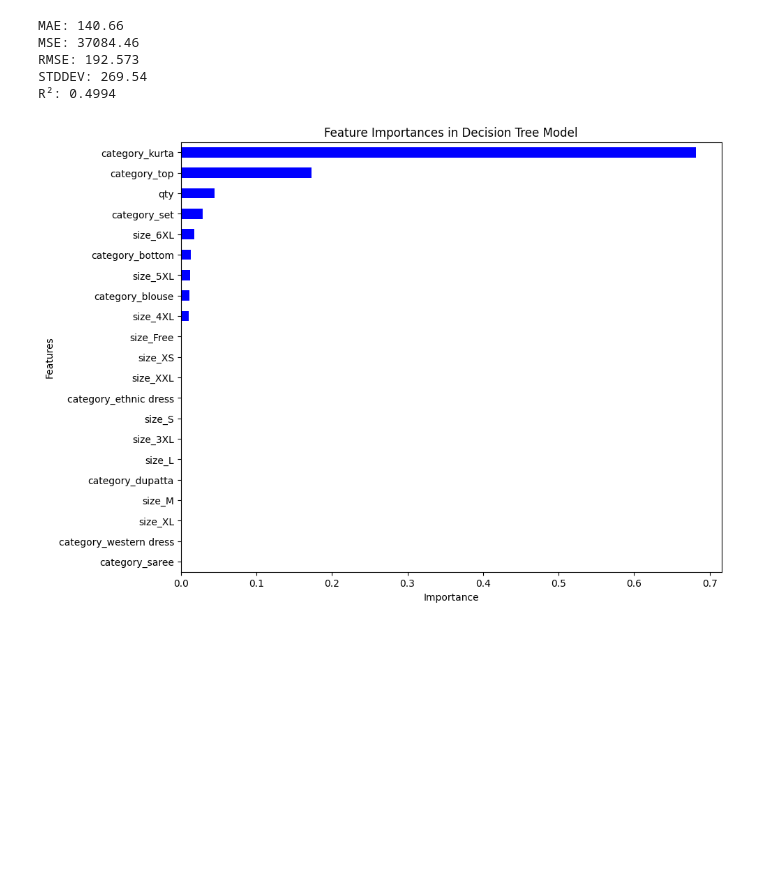
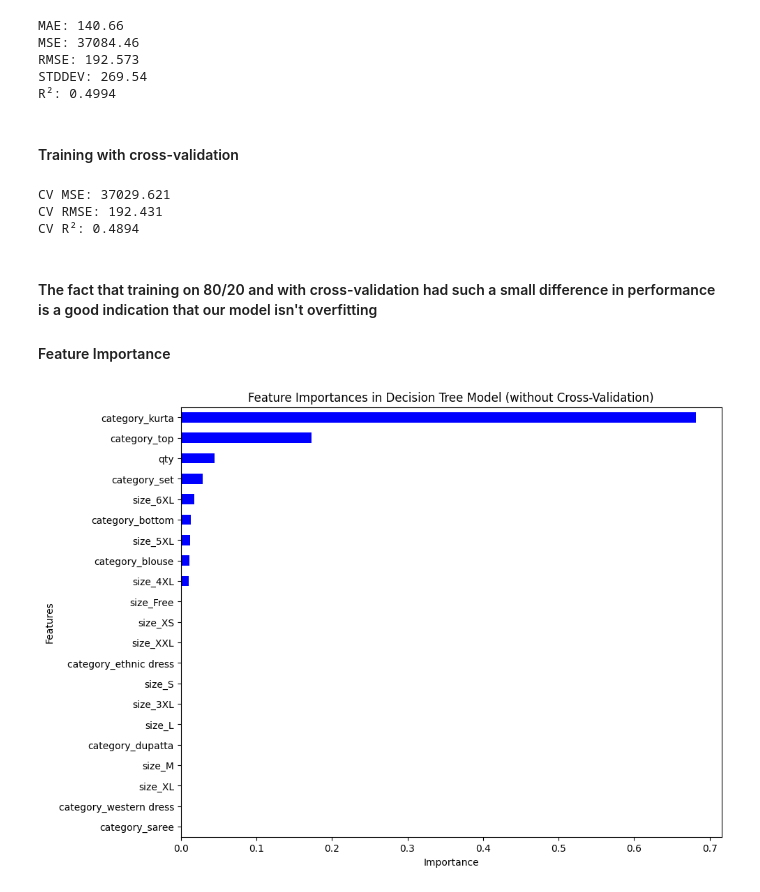
Before and after one commit to jesab/ml_assignment_1, a Jupyter notebook: Assignment2.ipynb, the cells around one changed output. Saved outputs shown, nothing was run; the diff lists cells and outputs as text; code cells hidden in the pictures; blank space fills up the shorter version.

Commit message:
added cross-validation

```diff
--- a/Assignment2.ipynb
+++ b/Assignment2.ipynb
@@ -211,6 +213,9 @@ from sklearn.preprocessing import LabelEncoder
 
 label_encoder = LabelEncoder()
 
+df_label = df.copy()
+
+
 # encode 'category' and 'size' columns
-df['category_encoded'] = label_encoder.fit_transform(df['category'])
-df['size_encoded'] = label_encoder.fit_transform(df['size'])
+df_label['category_encoded'] = label_encoder.fit_transform(df_label['category'])
+df_label['size_encoded'] = label_encoder.fit_transform(df_label['size'])
@@ -247,6 +262,3 @@ sns.heatmap(corr, mask=mask, cmap='coolwarm', vmax=.3, center=0,
 - The heatmap of features shows low correlations between features and the 'amount'. This suggests no single feature strongly predicts the target on its own.
 - With these findings in mind, I'm choosing to go with a Decision Tree Regressor model which handles non-linear relationships in the data more effectively than a Linear model.
 - Regarding outliers: I researched how to handle outliers when working with Decision Trees and found that the model is not sensitive to outliers, so the plan is to leave it as is for now.
-# %%
-# drop category encoded and size encoded columns
-df = df.drop(columns=['category_encoded', 'size_encoded'])
@@ -298,20 +319,43 @@ MSE: 37084.46
 RMSE: 192.573
 STDDEV: 269.54
 R²: 0.4994
+# %% [markdown]
+#### Training with cross-validation
+# %%
+from sklearn.model_selection import cross_val_score
+
+cv_decision_tree_model = DecisionTreeRegressor(random_state=42)
+
+cv_mse_scores = cross_val_score(cv_decision_tree_model, X, y, cv=5, scoring='neg_mean_squared_error')
+cv_mse_mean = round(-cv_mse_scores.mean(), 3) # turning negative values to positive
+cv_rmse_mean = round(np.sqrt(cv_mse_mean), 3)
+cv_r2_scores = cross_val_score(cv_decision_tree_model, X, y, cv=5, scoring='r2')
+cv_r2_mean = round(cv_r2_scores.mean(), 4)
+
+print(f'CV MSE: {cv_mse_mean}')
+print(f'CV RMSE: {cv_rmse_mean}')
+print(f'CV R²: {cv_r2_mean}')
+# %% [output]
+CV MSE: 37029.621
+CV RMSE: 192.431
+CV R²: 0.4894
+# %% [markdown]
+#### The fact that training on 80/20 and with cross-validation had such a small difference in performance is a good indication that our model isn't overfitting
+#### Feature Importance
 # %%
 feature_importances = decision_tree_model.feature_importances_
 encoded_feature_names = transformer.named_transformers_['cat'].get_feature_names_out(categorical_features)
 remaining_feature_names = [name for name in df.drop(columns=categorical_features + ['amount']).columns]
 all_feature_names = list(encoded_feature_names) + remaining_feature_names
 importances_series = pd.Series(feature_importances, index=all_feature_names)
 sorted_importances_series = importances_series.sort_values(ascending=False)
 
 plt.figure(figsize=(10, 8))
 sorted_importances_series.plot(kind='barh', color='blue')
-plt.title('Feature Importances in Decision Tree Model')
+plt.title('Feature Importances in Decision Tree Model (without Cross-Validation)')
 plt.xlabel('Importance')
 plt.ylabel('Features')
 plt.gca().invert_yaxis()
 plt.show()
 # %% [output]
-[figure, old version]
+[figure, new version]
```
Also changed, not shown: parts of 10 cells of this notebook.
